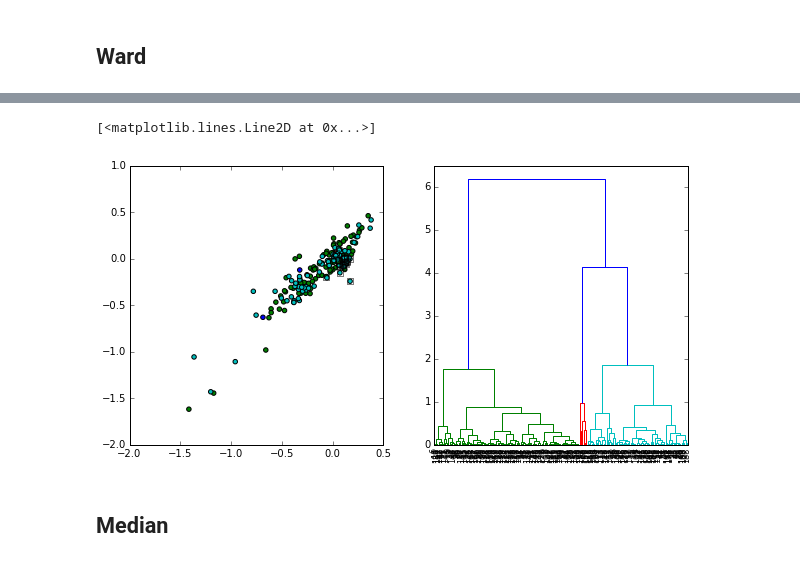
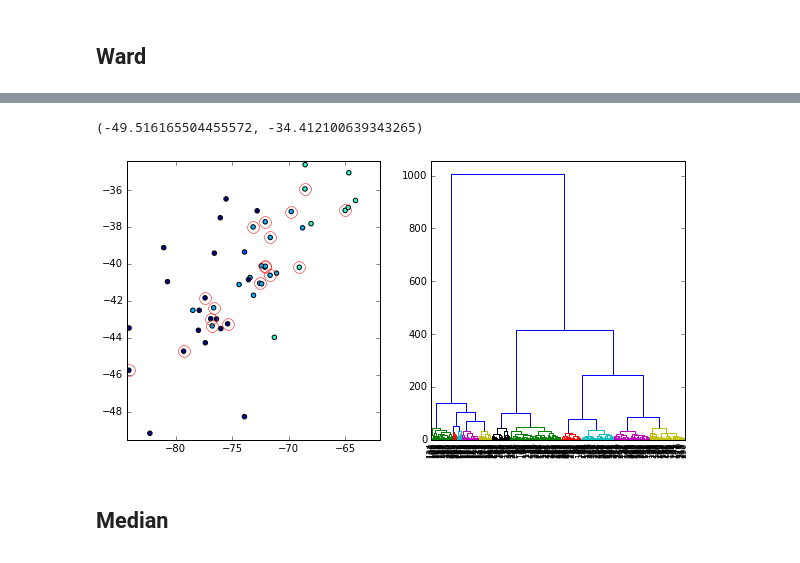
Before and after one commit to stephenpardy/PythonNotebooks, a Jupyter notebook: APOGEE_Clusters.ipynb, the cells around one changed output, grey strips where cells are left out. Drawn from its saved outputs; the diff is of its cells as text; code cells hidden in the pictures.

```diff
--- a/APOGEE_Clusters.ipynb
+++ b/APOGEE_Clusters.ipynb
@@ -15,0 +16,2 @@ mpld3.enable_notebook()
+# %%
+goodstars = good_abundances(elements)
@@ -64,3 +67,16 @@ rec.array([ ('apogee.apo1m.s.stars.1.VESTA                 ', '1.calibration.VES
 # %%
-cluststars = [name for name in cluster_stars[0][cluster_stars[1] == 'M67']]
+cluster_name = 'M13'
+cluststars = [name for name in cluster_stars[0][cluster_stars[1] == cluster_name]]
+# %%
+def good_abundances(data, index=None):
+    if index is not None:
+        good = np.ones_like(index, dtype=bool)
+        for element in element_names:
+            good *= data[element][index] > -9999
+    else:
+        good = np.ones(len(data[element_names[0]]), dtype=bool)
+        for element in element_names:
+            good *= data[element] > -9999
+
+    return good
 # %%
@@ -122,3 +258,4 @@ print np.std(cat[1].data['C_H'][ind])
 # %%
-X = np.vstack((cat[1].data['FE_H'][within_box], cat[1].data['C_H'][within_box])).T
+X = np.vstack((elements[name][within_box] for name in element_names)).T
+#X = np.vstack((X, cat[1].data['VHELIO_AVG'][within_box])).T
 # %%
@@ -190,23 +495,35 @@ Silhouette Coefficient: 0.090
 # %%
 Z = cluster.hierarchy.ward(X)
-max_d = 2
+max_d = 50
 clusters = cluster.hierarchy.fcluster(Z, max_d, criterion='distance')
 fig, axes = plt.subplots(1, 2, figsize=(10, 5))
 dendro = cluster.hierarchy.dendrogram(
     Z,
     leaf_rotation=90.,  # rotates the x axis labels
     leaf_font_size=8.,  # font size for the x axis labels
     #no_plot=True,
     ax=axes[1],
     color_threshold = max_d
 )
-axes[0].scatter(X[:,0], X[:,1], c=dendro['color_list'])  # plot points with cluster dependent colors
-axes[0].plot(cat[1].data['FE_H'][ind],
-         cat[1].data['C_H'][ind], 's',
-         markerfacecolor='none', markeredgecolor='black')
+xlabel = 'FE_H'
+ylabel = 'MG_H'
+axes[0].scatter(elements[xlabel][within_box],
+                elements[ylabel][within_box],
+                c=clusters)  # plot points with cluster dependent colors
+
+axes[0].plot(elements[xlabel][ind],
+                elements[ylabel][ind], 'o',
+         markerfacecolor='none', markeredgecolor='red', markersize=12)
+xhigh = np.percentile(elements[xlabel][ind], 99)
+xlow = np.percentile(elements[xlabel][ind], 1)
+yhigh = np.percentile(elements[ylabel][ind], 99)
+ylow = np.percentile(elements[ylabel][ind], 1)
+
+axes[0].set_xlim([xlow, xhigh])
+axes[0].set_ylim([ylow, yhigh])
 # %% [output]
-[<matplotlib.lines.Line2D at 0x...>]
+(-49.516165504455572, -34.412100639343265)
-[figure, old version]
+[figure, new version]
 # %% [markdown]
 ## Median
 # %%
```
Also changed, not shown: parts of 22 cells of this notebook, 1 other file.
